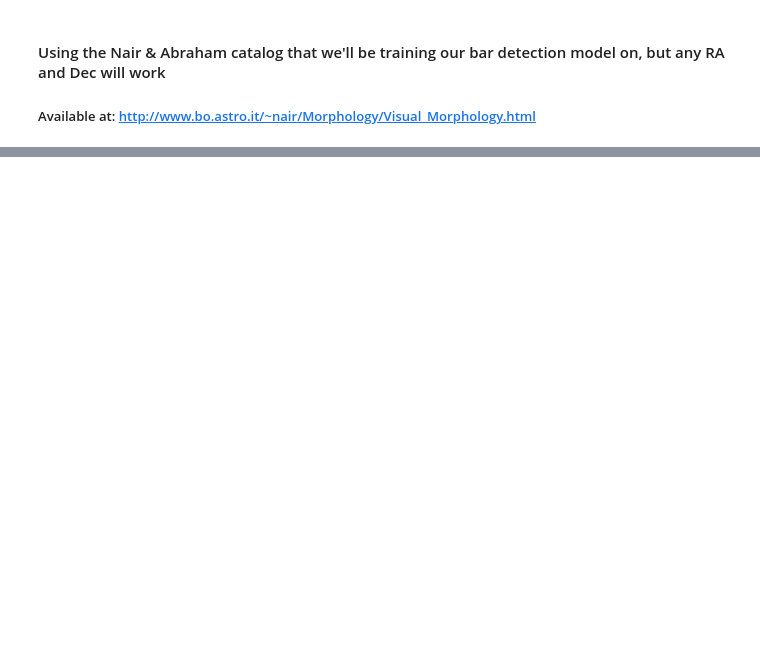
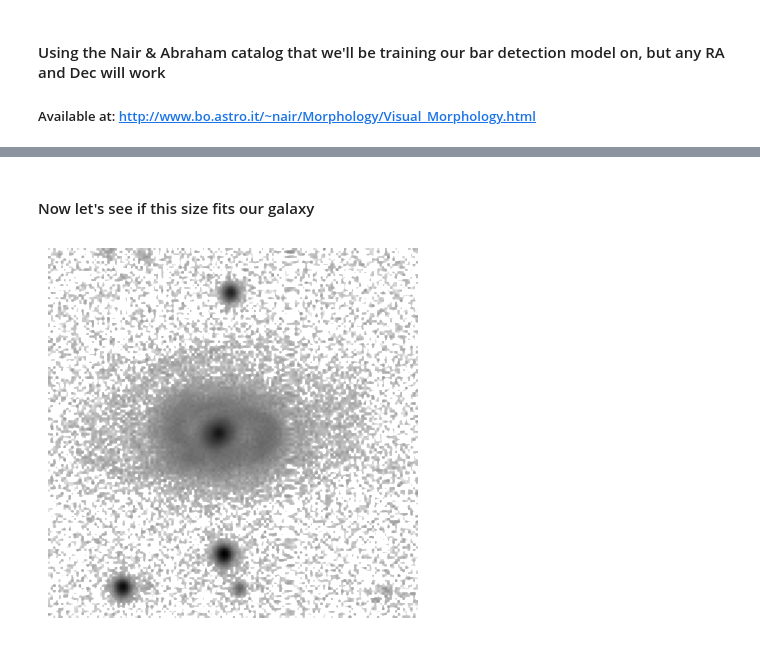
Before and after one commit to pgwart/SDSSDownload, a Jupyter notebook: example.ipynb, the cells around one changed output, grey strips where cells are left out. Cells and saved outputs as stored; diff of their text form; code cells hidden in the pictures; blank space fills up the shorter version.

```diff
--- a/example.ipynb
+++ b/example.ipynb
@@ -141,0 +89,12 @@ for i in ind:
+# %%
+import astropy.units as u
+p90 = cat.Rp90_g.values[i]
+z = cat.z.values[i]
+size = sd.size_from_z(p90, z)
+# %% [markdown]
+#### Now let's see if this size fits our galaxy
+# %%
+dl1.cutout(size=size)
+dl1.plot_cutout()
+# %% [output]
+[figure, added]
```
Also changed, not shown: parts of 45 cells of this notebook, 3 other files.
